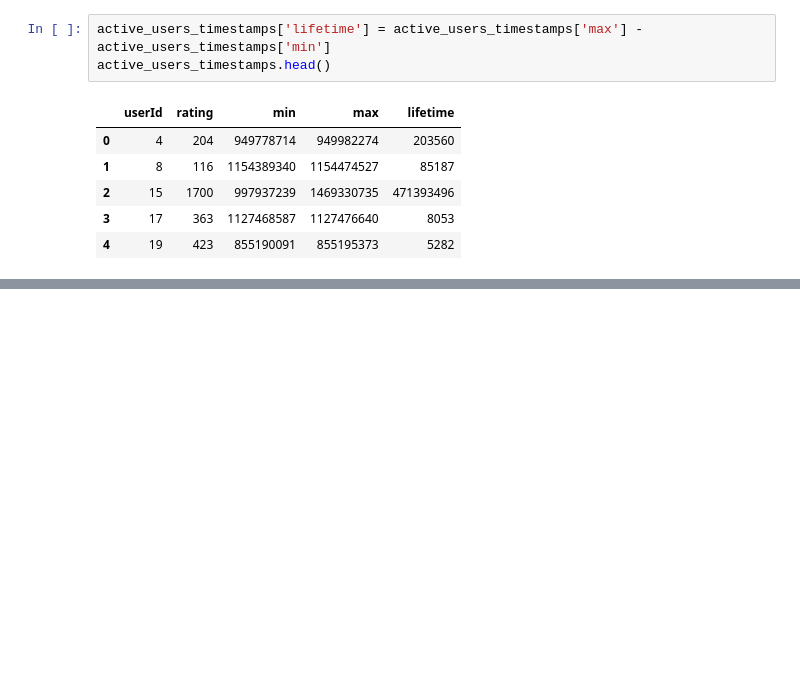
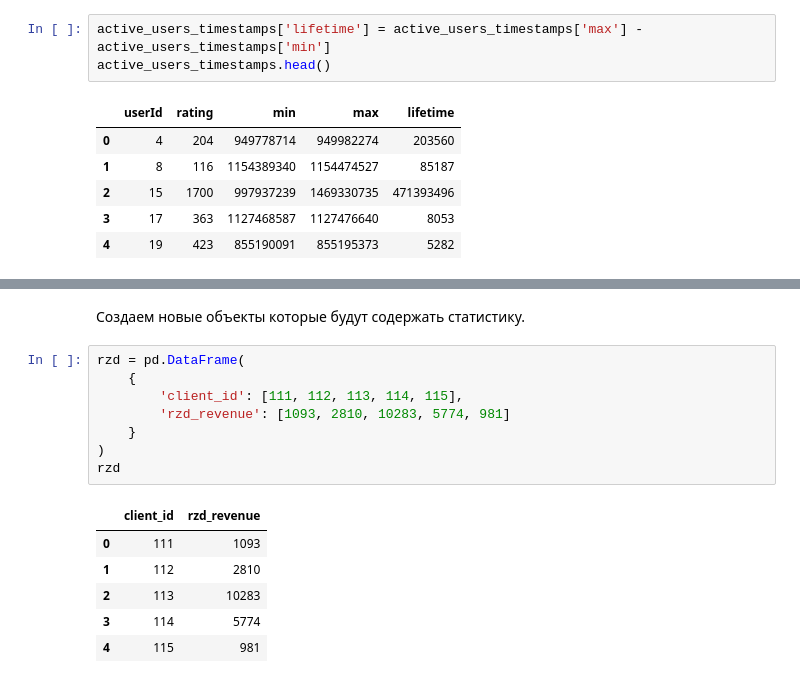
Before and after one commit to stefkong1982/-, a Jupyter notebook: Библиотеки Python для анализа данных/Лекция Продвинутый pandas/ДЗ_Кондратьев_NUMPY-48 Продвинутый pandas.ipynb, the cells around one changed output, grey strips where cells are left out. Cells and saved outputs as stored; diff of their text form; blank space fills up the shorter version.

```diff
--- a/Библиотеки Python для анализа данных/Лекция Продвинутый pandas/ДЗ_Кондратьев_NUMPY-48 Продвинутый pandas.ipynb
+++ b/Библиотеки Python для анализа данных/Лекция Продвинутый pandas/ДЗ_Кондратьев_NUMPY-48 Продвинутый pandas.ipynb
@@ -239,0 +314,17 @@ print(average_lifetime)
+# %% [markdown]
+Создаем новые объекты которые будут содержать статистику.
+# %%
+rzd = pd.DataFrame(
+    {
+        'client_id': [111, 112, 113, 114, 115],
+        'rzd_revenue': [1093, 2810, 10283, 5774, 981]
+    }
+)
+rzd
+# %% [output]
+|  | client_id | rzd_revenue |
+| 0 | 111 | 1093 |
+| 1 | 112 | 2810 |
+| 2 | 113 | 10283 |
+| 3 | 114 | 5774 |
+| 4 | 115 | 981 |
```
Also changed, not shown: parts of 15 cells of this notebook.
